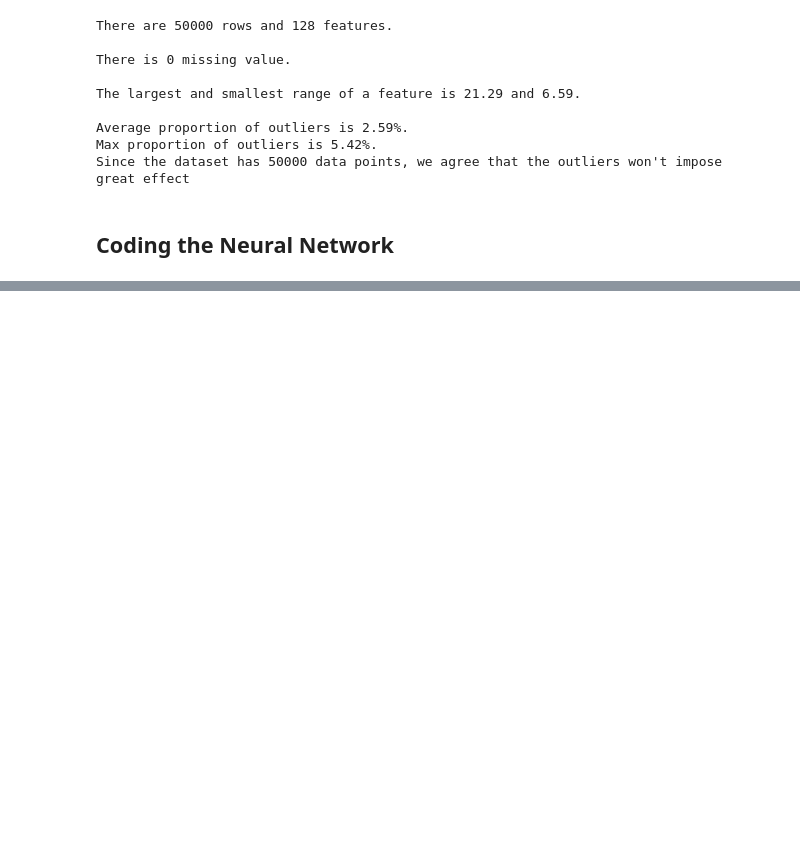
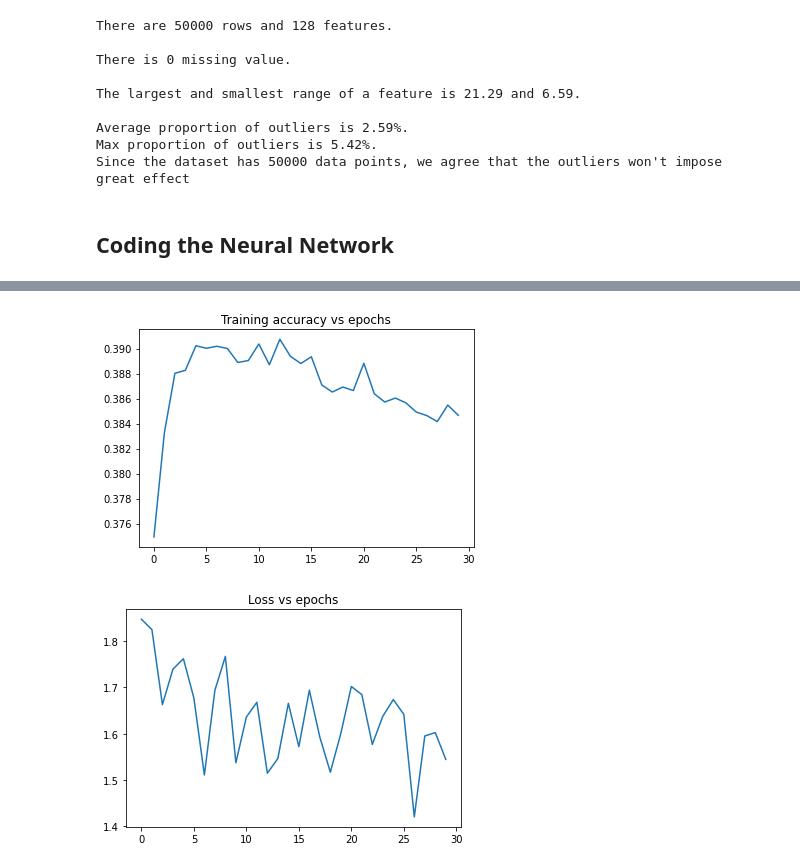
Before and after one commit to jhnliu/comp5349, a Jupyter notebook: COMP5349_Assignment_1_code.ipynb, the cells around one changed output, grey strips where cells are left out. Drawn from its saved outputs; the diff is of its cells as text; code cells hidden in the pictures; blank space fills up the shorter version.

```diff
--- a/COMP5349_Assignment_1_code.ipynb
+++ b/COMP5349_Assignment_1_code.ipynb
@@ -429,5 +418,17 @@ optimizer = Optimizer_SGD(lr=0.005, decay=0.002, momentum=0.9)
 # %%
-def create_batches(inputs, targets, batchsize):
+# Model
+dense1 = dense(128,64, w_regularizer_l2 = 5e-4,b_regularizer_l2 = 5e-4)
+# Add the Batch normalization layer
+batch_norm1 = Batch_norm()
+activation1 = ReLu()
+dropout1 = Dropout(0.1)
+dense2 = dense(64,10, w_regularizer_l2 = 5e-4,b_regularizer_l2 = 5e-4)
+loss_activation = softmax_crossentropy_loss()
+
+optimizer = Optimizer_SGD(lr=0.001, decay=0.002, momentum=0.9)
+
+# Apply Mini-batch
+def create_batches(inputs, targets, batchsize=64):
     assert inputs.shape[0] == targets.shape[0]
     indices = np.arange(inputs.shape[0])
     np.random.shuffle(indices)
@@ -436,20 +437,21 @@ def create_batches(inputs, targets, batchsize):
 
         yield inputs[excerpt], targets[excerpt]
 
-for epoch in range(50):
+epochs = 30
+batch_size = 128
+acc_train = []
+loss_train = []
+
+for epoch in range(epochs):
     # Mini-batch SGD
-    batch_size = 64
-#     n_batch = math.floor(len(X_train) / batch_size)
-#     for i in range(n_batch):
+
     for batch in create_batches(X_train, y_train, batch_size):
         x_batch, y_batch = batch
-#         x_batch = X_train[i*n_batch:(i+1)*n_batch]
-#         y_batch = y_train[i*n_batch:(i+1)*n_batch]
 
         dense1.forward(x_batch)
         # Add BN
-#         batch_norm1.forward(dense1.output)
-        activation1.forward(dense1.output)
+        batch_norm1.forward(dense1.output)
+        activation1.forward(batch_norm1.output)
         dropout1.forward(activation1.output)
         dense2.forward(dropout1.output)
         data_loss = loss_activation.forward(dense2.output, y_batch)
@@ -462,14 +464,23 @@ for epoch in range(50):
         dense2.backward(loss_activation.dinputs)
         dropout1.backward(dense2.dinputs)
         activation1.backward(dropout1.dinputs)
-#         batch_norm1.backward(activation1.dinputs)
-        dense1.backward(activation1.dinputs)
+        batch_norm1.backward(activation1.dinputs)
+        dense1.backward(batch_norm1.dinputs)
 
         optimizer.pre_update()
         optimizer.update_params(dense1)
         optimizer.update_params(dense2)
-#         optimizer.update_BN_param(batch_norm1)
+        optimizer.update_BN_param(batch_norm1)
         optimizer.post_update()
+
+    # dense1.forward(X_test)
+    # activation1.forward(dense1.output)
+    # dense2.forward(activation1.output)
+    # loss = loss_activation.forward(dense2.output, y_test)
+    # prediction = np.argmax(loss_activation.output, axis=1)
+    # if len(y_test) == 2:
+    #     y_test = np.argmax(y_test, axis=1)
+    # accuracy = np.mean(y_test==prediction)
 
     dense1.forward(X_train)
     activation1.forward(dense1.output)
@@ -482,11 +493,37 @@ for epoch in range(50):
     accuracy = np.mean(y_train==prediction)
 
 
-#     print ( f'epoch: {epoch},' + f'acc: {accuracy:.3f},' + f'loss: {loss:.3f }' )
-    if not epoch % 10 :
+    if not epoch % 5 :
         print("Finished {} epochs...".format(epoch))
         print(f"acc:{accuracy:.4f} |loss:{loss:.4f} | lr: {optimizer.current_lr:.4f}")
 
+    acc_train.append(accuracy)
+    loss_train.append(loss)
+
 print("Done training")
+
+
+
+dense1.forward(X_test)
+activation1.forward(dense1.output)
+dense2.forward(activation1.output)
+loss = loss_activation.forward(dense2.output, y_test)
+prediction = np.argmax(loss_activation.output, axis=1)
+if len(y_test) == 2:
+    y_test = np.argmax(y_test, axis=1)
+accuracy = np.mean(y_test==prediction)
+
+print("Testing accuracy")
+print("-"*50)
+print(f"acc:{accuracy:.4f} |loss:{loss:.4f}")
+
+
+plt.plot(acc_train)
+plt.title("Training accuracy vs epochs")
+plt.show()
+
+plt.plot(loss_train)
+plt.title("Loss vs epochs")
+plt.show()
 # %% [output]
 Finished 0 epochs...
@@ -502,0 +545,2 @@ Done training
+[figure, added]
+[figure, added]
```
Also changed, not shown: parts of 3 cells of this notebook.
